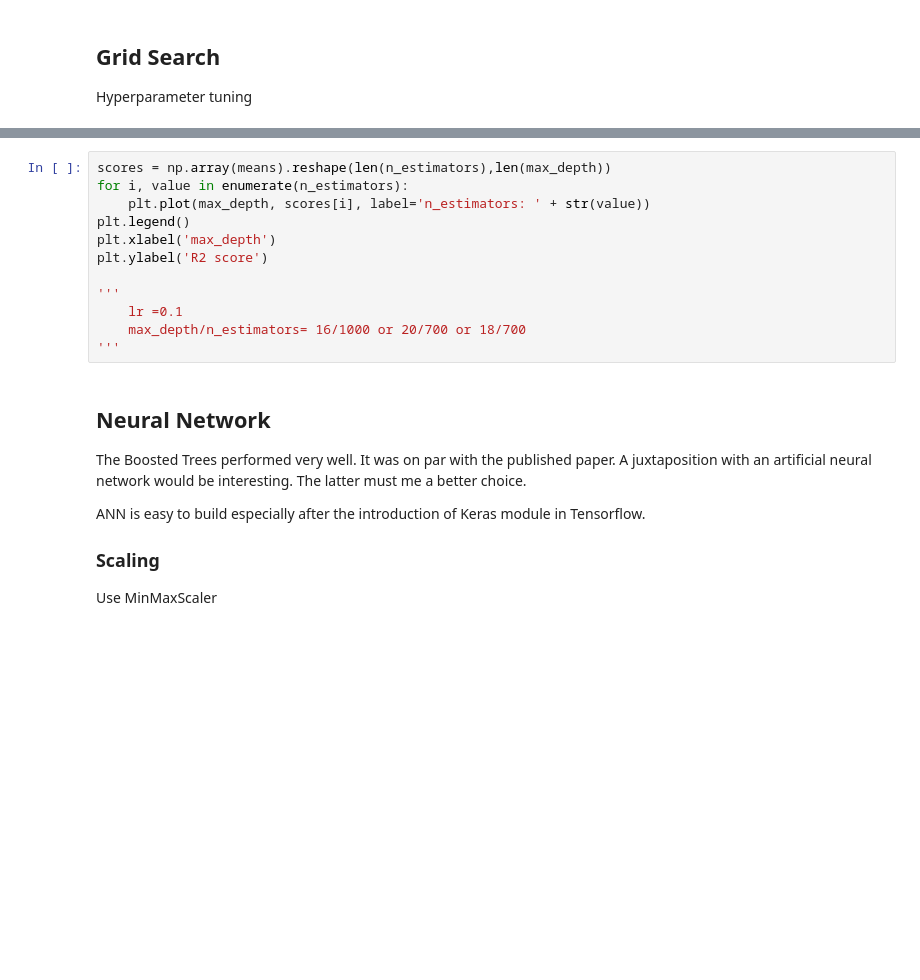
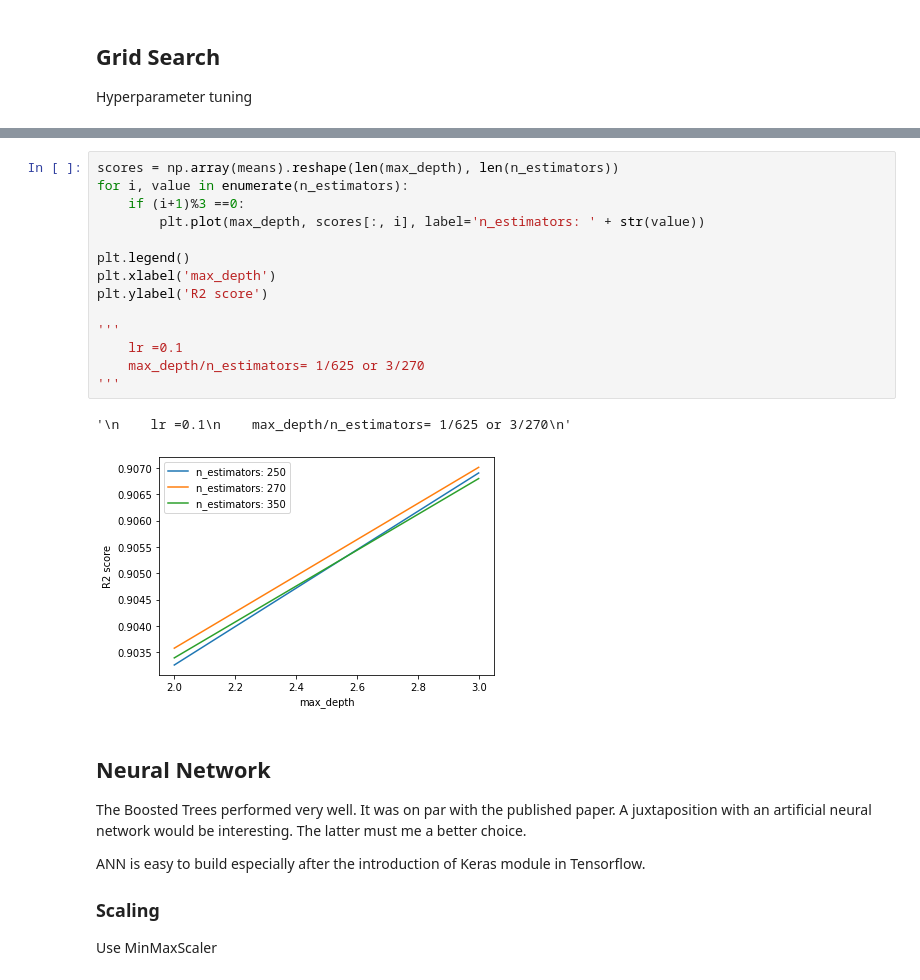
Before and after one commit to Pratha-Me/Half-Heusler-ML, a Jupyter notebook: main_HH.ipynb, the cells around one changed output, grey strips where cells are left out. Saved outputs shown, nothing was run; the diff lists cells and outputs as text; blank space fills up the shorter version.

```diff
--- a/main_HH.ipynb
+++ b/main_HH.ipynb
@@ -227,15 +251,20 @@ plt.ylabel('R2 score')
 # %%
-scores = np.array(means).reshape(len(n_estimators),len(max_depth))
+scores = np.array(means).reshape(len(max_depth), len(n_estimators))
 for i, value in enumerate(n_estimators):
-    plt.plot(max_depth, scores[i], label='n_estimators: ' + str(value))
+    if (i+1)%3 ==0:
+        plt.plot(max_depth, scores[:, i], label='n_estimators: ' + str(value))
+
 plt.legend()
 plt.xlabel('max_depth')
 plt.ylabel('R2 score')
 
 '''
     lr =0.1
-    max_depth/n_estimators= 16/1000 or 20/700 or 18/700
+    max_depth/n_estimators= 1/625 or 3/270
 '''
+# %% [output]
+'\n    lr =0.1\n    max_depth/n_estimators= 1/625 or 3/270\n'
+[figure, added]
 # %% [markdown]
 ## Neural Network
 
```
Also changed, not shown: parts of 9 cells of this notebook.
